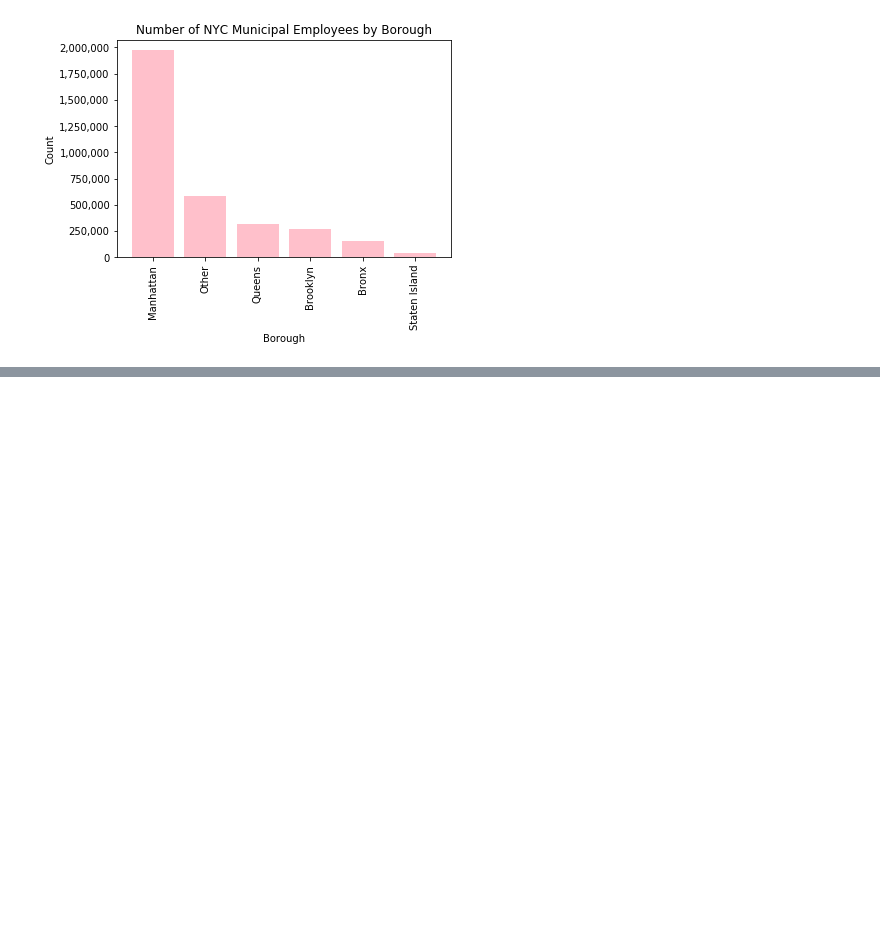
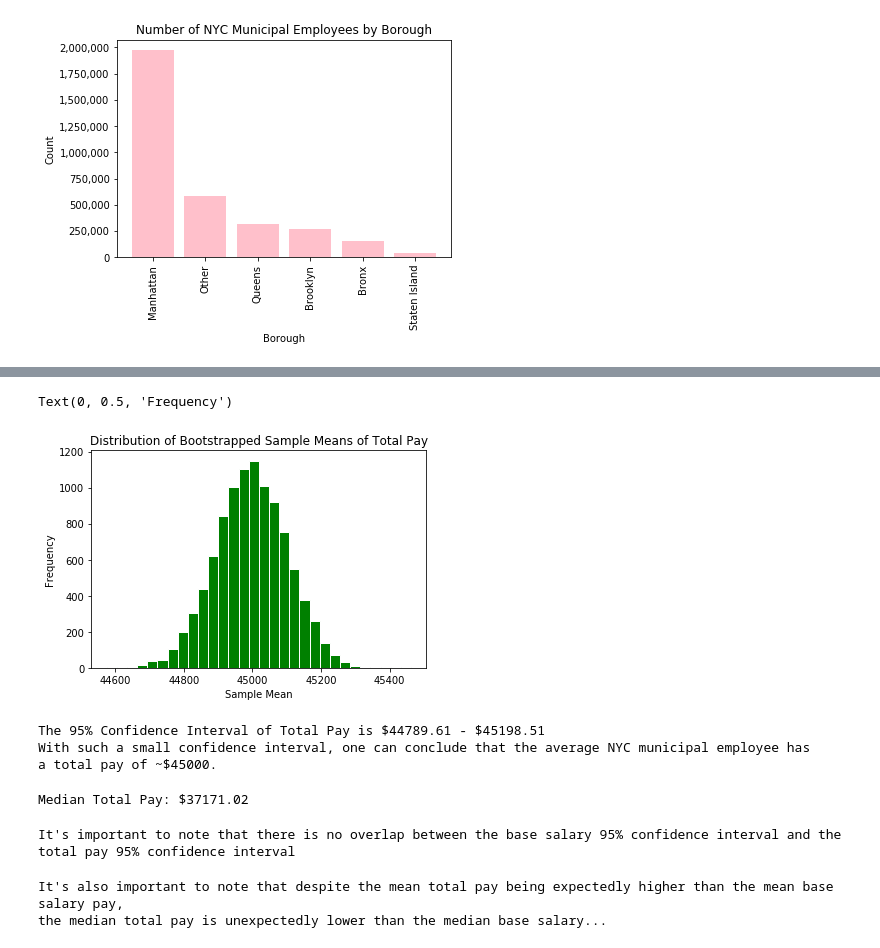
Before and after one commit to esm2000/nyc_payroll, a Jupyter notebook: citywide_payroll.ipynb, the cells around one changed output, grey strips where cells are left out. Drawn from its saved outputs; the diff is of its cells as text; code cells hidden in the pictures; blank space fills up the shorter version.

```diff
--- a/citywide_payroll.ipynb
+++ b/citywide_payroll.ipynb
@@ -524,3 +547,43 @@ With such a small confidence interval, one can conclude that the average NYC mun
+# %%
+total_pay_means = []
+for i in range(10000):
+    sample = payroll_sample["Total Pay"].sample(len(payroll_sample["Total Pay"]), replace = True)
+    sample_mean = sample.mean()
+    total_pay_means.append(sample_mean)
+# %%
+total_pay_means = pd.Series(total_pay_means)
+total_pay_means.hist(bins = 30, edgecolor = "white", grid = False, color = "g", )
+plt.title("Distribution of Bootstrapped Sample Means of Total Pay")
+plt.xlabel("Sample Mean")
+plt.ylabel("Frequency")
+# %% [output]
+Text(0, 0.5, 'Frequency')
+[figure, added]
+# %%
+low = total_pay_means.quantile(0.025)
+high = total_pay_means.quantile(0.975)
+print("The 95% Confidence Interval of Total Pay is $" + str(round(low, 2)) + " - $" + str(round(high, 2)))
+print("With such a small confidence interval, one can conclude that the average NYC municipal employee has\na total pay of ~$45000.")
+# %% [output]
+The 95% Confidence Interval of Total Pay is $44789.61 - $45198.51
+With such a small confidence interval, one can conclude that the average NYC municipal employee has
+a total pay of ~$45000.
+# %%
+print("Median Total Pay: $" + str(payroll_sample["Total Pay"].median()))
+# %% [output]
+Median Total Pay: $37171.02
+# %%
+print("It's important to note that there is no overlap between the base salary 95% confidence interval and the")
+print("total pay 95% confidence interval").
+# %% [output]
+It's important to note that there is no overlap between the base salary 95% confidence interval and the
+total pay 95% confidence interval
+# %%
+print("It's also important to note that despite the mean total pay being expectedly higher than the mean base salary pay,")
+print("the median total pay is unexpectedly lower than the median base salary...")
+# %% [output]
+It's also important to note that despite the mean total pay being expectedly higher than the mean base salary pay,
+the median total pay is unexpectedly lower than the median base salary...
 # %%
 # one-way ANOVA on base pay by borough
 # %%
```
Also changed, not shown: parts of 23 cells of this notebook.
